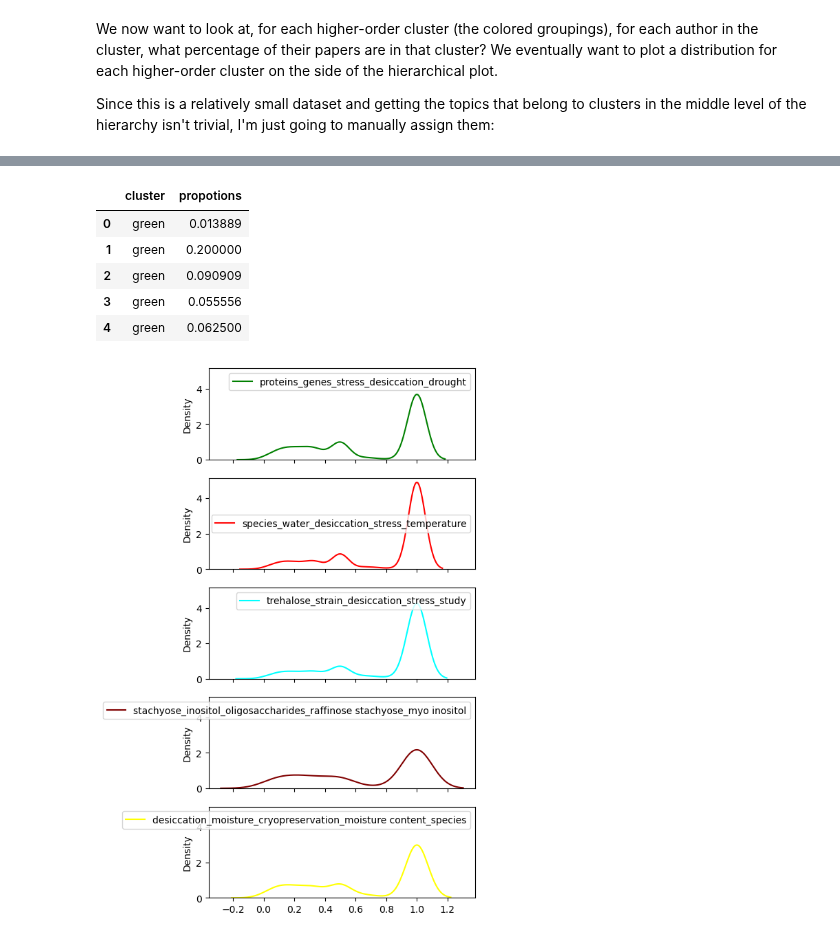
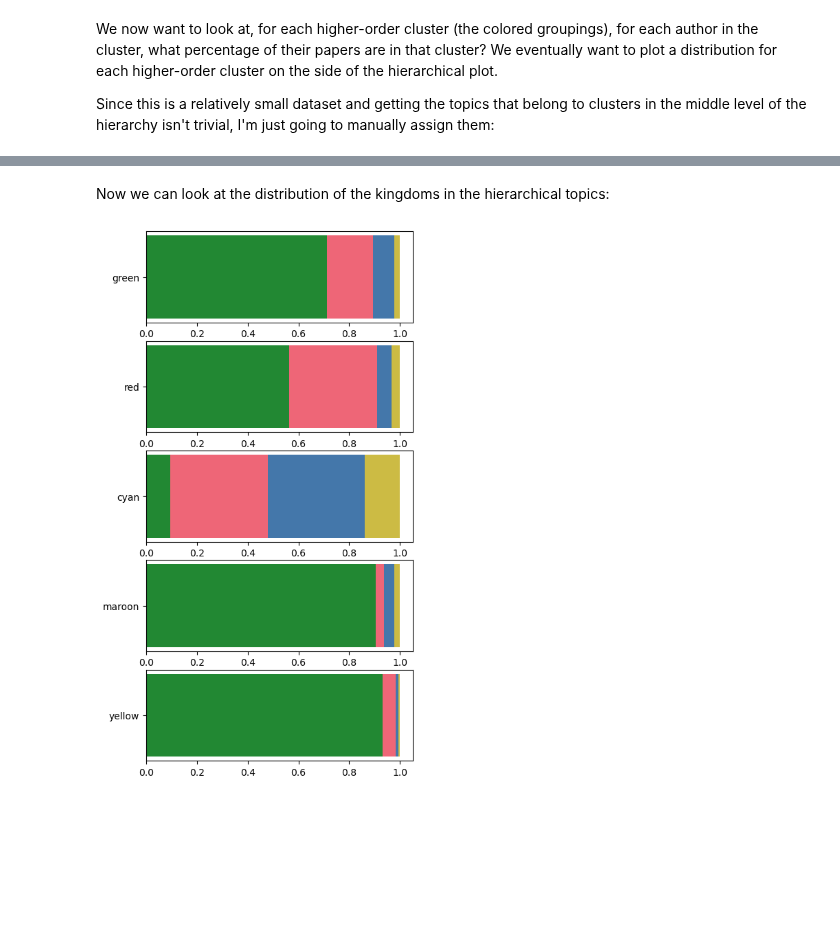
Before and after one commit to serenalotreck/desiccation-network, a Jupyter notebook: notebooks/citation_network_topic_modeling.ipynb, the cells around one changed output, grey strips where cells are left out. Drawn from its saved outputs; the diff is of its cells as text; code cells hidden in the pictures; blank space fills up the shorter version.

Commit message:
Update all figures, add attribute option to dyadic freqs

```diff
--- a/notebooks/citation_network_topic_modeling.ipynb
+++ b/notebooks/citation_network_topic_modeling.ipynb
@@ -331,27 +296,40 @@ for color, topics in topic_groups.items():
-# %%
-colors = []
-props = []
-for color, vals in cluster_props.items():
-    for val in vals:
-        colors.append(color)
-        props.append(val)
-
-cluster_df = pd.DataFrame({'cluster': colors, 'propotions': props})
-cluster_df.head()
-# %% [output]
-|  | cluster | propotions |
-| 0 | green | 0.013889 |
-| 1 | green | 0.200000 |
-| 2 | green | 0.090909 |
-| 3 | green | 0.055556 |
-| 4 | green | 0.062500 |
+# %% [markdown]
+Now we can look at the distribution of the kingdoms in the hierarchical topics:
+# %%
+uid2topic = {
+        uid: top for top in topic_reps.topic_num for uid in list(topic_reps.loc[top, 'uids'])
+}
+
+topic_kings = defaultdict(list)
+for uid, top in uid2topic.items():
+    sys = abstracts.loc[uid, 'study_system']
+    topic_kings[top].append(sys)
+
+hier_top_kings = defaultdict(list)
+for top_grp, top_nums in topic_groups.items():
+    for top in top_nums:
+        hier_top_kings[top_grp].extend(topic_kings[top])
+
+hier_top_counts = {k: Counter(v) for k, v in hier_top_kings.items()}
+
+hier_top_props = {}
+for top, king_nums in hier_top_counts.items():
+    total = sum(king_nums.values())
+    intermed = {k: v/total for k, v in king_nums.items()}
+    hier_top_props[top] = {k: intermed[k] for k in colors.keys()}
 # %%
-fig, axs = plt.subplots(5, 1, figsize=(5,10), sharex=True, sharey=True)
+fig, axs = plt.subplots(5, 1, figsize=(5,10))
 
-for cluster, ax in zip(cluster_props.keys(), axs):
-    sns.kdeplot(cluster_props[cluster], label=group_labels[cluster], ax=ax, color=cluster)
-    ax.legend()
+for ax, hier_top in zip(axs, hier_top_props.keys()):
 
-    plt.savefig('../data/citation_network/figures/hierarchical_belonging_kde.pdf', format='pdf', dpi=600, bbox_inches='tight')
+    ax.invert_yaxis()
+    bottom = 0
+
+    for sys, prop in hier_top_props[hier_top].items():
+        lab = hier_top
+        p = ax.barh(lab, prop, color=colors[sys], label=sys, left=bottom)
+        bottom += prop
+
+plt.savefig('../data/citation_network/figures/hierarchical_topics_by_kingdom_horiz_bar.pdf', format='pdf', dpi=600, bbox_inches='tight')
 # %% [output]
-[figure, old version]
+[figure, new version]
```
Also changed, not shown: parts of 14 cells of this notebook, 5 other files.
